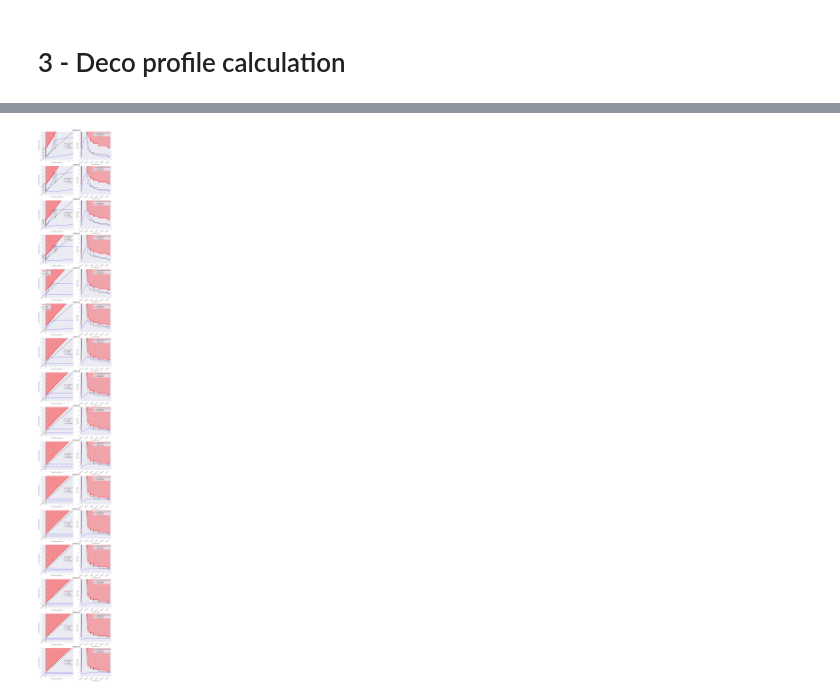
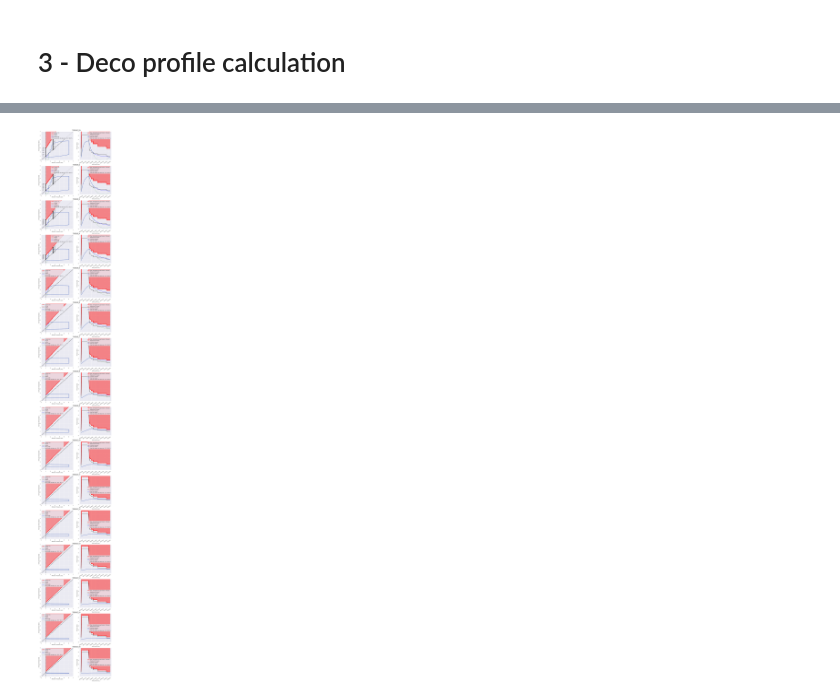
Before and after one commit to BenoitPierson/Deco, a Jupyter notebook: Deco planner V2.ipynb, the cells around one changed output, grey strips where cells are left out. Cells and saved outputs as stored; diff of their text form; code cells hidden in the pictures.

```diff
--- a/Deco planner V2.ipynb
+++ b/Deco planner V2.ipynb
@@ -204,19 +255,36 @@ def calculate_ascent_profile(df):
 # %% [markdown]
 # 3 - Deco profile calculation
 # %%
-GF_low = 0.9
-GF_high = 0.9
-N2Part = 0.79
-descent_speed = 20 / 60
-ascent_speed = 10 / 60
-ascent_speed_between_stops = 3 / 60
-time_after_dive = 15
+GF_low = 0.9  # %
+GF_high = 0.9  # %
+N2Part = 0.79  # %
+descent_speed = 20 / 60  # m / sec
+ascent_speed = 10 / 60  # m / sec
+ascent_speed_between_stops = 3 / 60  # m / sec
+time_after_dive = 15  # min
+max_PPO2 = 1.6  # bar
+O2Part_Deco = 1.0  # bar
 
 M_values = get_M_values("Buhlmann_Zh-L16C_M-values.csv")
-df = define_dive_profile(depth = 60, diving_time = 30, desc_speed = descent_speed)
+df = define_dive_profile(depth = 50, diving_time = 30, desc_speed = descent_speed)
 df = calculate_cell_saturation(df)
 possible_deco_stops = define_possible_deco_stops(df)
 df, deco_planner, first_deco_stop = calculate_ascent_profile(df)
+start = df['Time'].min()
+end = df['Time'].max()
+nb_secs = int((df['Time'].max() - df['Time'].min()).total_seconds()) + 1
+times = [start + np.timedelta64(i, 's') for i in range(nb_secs)]
+df2 = pd.DataFrame({'Time' : times})
+df2 = pd.merge(left = df2, right = df[['Time', 'Depth [m]']], left_on = ['Time'], right_on = ['Time'], how = 'left')
+df2['Depth [m]'] = df2['Depth [m]'].interpolate(method = 'linear')
+start = df2['Time'].max()
+times = [start + np.timedelta64(i, 's') for i in range(1, time_after_dive * 60)]
+df2 = pd.concat([df2, pd.DataFrame({'Time' : times, 'Depth [m]' : [0. for i in range(len(times))]})])
+df2['Ambiant Pressure [bar]'] = df2['Depth [m]'].apply(lambda x : p_atm_sea_level + (rho_water * g * x) / 1E5)
+df2 = calculate_cell_saturation(df2)
+df2 = calculate_cells_saturation_during_deco(max_PPO2, O2Part_Deco)
+
+print(deco_planner)
 # %% [output]
 A value is trying to be set on a copy of a slice from a DataFrame
 
@@ -308,6 +355,7 @@ for cell in cells:
     axs[i, 0].plot([GF_x1[0], GF_x2[0]], [GF_x1[1], GF_x2[1]], color = 'red', linestyle = 'dotted', linewidth = 3, label = "GF line")
     axs[i, 0].plot([1., 1.], [0., 7.], linestyle = '--', color = 'black', label = "Surface")
     axs[i, 0].plot(df2['Ambiant Pressure [bar]'], df2[col_name], color = 'blue', label = "Deco profile")
+    axs[i, 0].plot(df2['Ambiant Pressure [bar]'], df2["pN2_cell_" + cell + " [bar]_deco"], color = 'green', linestyle = 'dotted', label = "Deco profile with deco mix - O2 : " + str(np.round(O2Part_Deco * 100)) + " %")
     axs[i, 0].set_xlabel('Ambiant Pressure [bar]')
     axs[i, 0].set_ylabel('Inert gas tension [bar]')
     axs[i, 0].set_xlim([0., 7.])
@@ -331,32 +379,41 @@ for cell in cells:
                 axs[i, 0].scatter([x1_marker[0] + 0.05], [x1_marker[1]], marker = '_', color = 'black', s = 50)
                 axs[i, 0].text(x1_marker[0] + 0.25, x1_marker[1], str(k*10) + "%", fontsize = 10, rotation = 45)
             else:
                 axs[i, 0].scatter([x1_marker[0] + 0.05], [x1_marker[1]], marker = '_', color = 'black', s = 30)
 
         x1 = np.array([1., 1.])
         x2 = np.array([1, M0])
         axs[i, 0].plot([x1[0], x2[0]], [x1[1], x2[1]], color = 'black', linewidth = 3, marker = '_', markersize = 10, markeredgewidth = 5)
         for z in range(0, 11, 1):
             x1_marker = x1 + (x2 - x1) * (z/10)
             if (z%2 == 0):
                 axs[i, 0].scatter([x1_marker[0]], [x1_marker[1]], marker = '_', color = 'black', s = 50)
                 axs[i, 0].text(x1_marker[0] - 0.75, x1_marker[1], str(z*10) + "%", fontsize = 10)
             else:
                 axs[i, 0].scatter([x1_marker[0]], [x1_marker[1]], marker = '_', color = 'black', s = 30)
 
     M_val_lim = (df2['Ambiant Pressure [bar]'] - p_atm_sea_level) * M_slope + M0
-    axs[i, 1].plot(df2['Time'], M_val_lim, color = 'red', linewidth = 3, label = "Max admissible inert gas tension")
+    p_first_deco_stop = p_atm_sea_level + (first_deco_stop * rho_water * g) / 1E5
+    x2 = p_first_deco_stop
+    y2 = p_first_deco_stop + GF_low * (M0 + M_slope * (p_first_deco_stop - p_atm_sea_level) - p_first_deco_stop)
+    x1 = p_atm_sea_level
+    y1 = p_atm_sea_level + (M0 - p_atm_sea_level) * GF_high
+    M_val_lim_gf = ((y2 - y1) / (x2 - x1)) * (df2['Ambiant Pressure [bar]'] - p_atm_sea_level) + y1
+    axs[i, 1].plot(df2['Time'], M_val_lim, color = 'red', linewidth = 3, label = "Max admissible inert gas tension - M-values")
+    axs[i, 1].plot(df2['Time'], M_val_lim_gf, color = 'red', linewidth = 3, linestyle = 'dotted', label = "Maximum GF-values")
     axs[i, 1].plot(df2['Time'], df2['Ambiant Pressure [bar]'], color = 'black', label = "Ambiant pressure")
     axs[i, 1].plot(df2['Time'], df2[col_name], color = 'blue', label = "Inert gas tension")
+    axs[i, 1].plot(df2['Time'], df2["pN2_cell_" + cell + " [bar]_deco"], color = 'green', linestyle = 'dotted', label = "Inert gas tension with deco mix - O2 : " + str(np.round(O2Part_Deco * 100, 0)) + " %")
     axs[i, 1].set_xticklabels(df2['Time'], rotation = 30)
     axs[i, 1].xaxis.set_major_formatter(mdates.DateFormatter("%H:%M:%S"))
+    axs[i, 1].fill_between(df2['Time'], M_val_lim_gf, 100., color = 'red', alpha = 0.2)
     axs[i, 1].fill_between(df2['Time'], M_val_lim, 100., color = 'red', alpha = 0.3)
     axs[i, 1].set_xlabel('Time [hh:mm:ss]')
     axs[i, 1].set_ylabel('Pressure [bar]')
     axs[i, 1].set_ylim([0., 7.])
     axs[i, 1].legend()
     i += 1
 
 plt.savefig("deco_profile.pdf")
 # %% [output]
-[figure, old version]
+[figure, new version]
```
Also changed, not shown: parts of 13 cells of this notebook, 1 other file.
